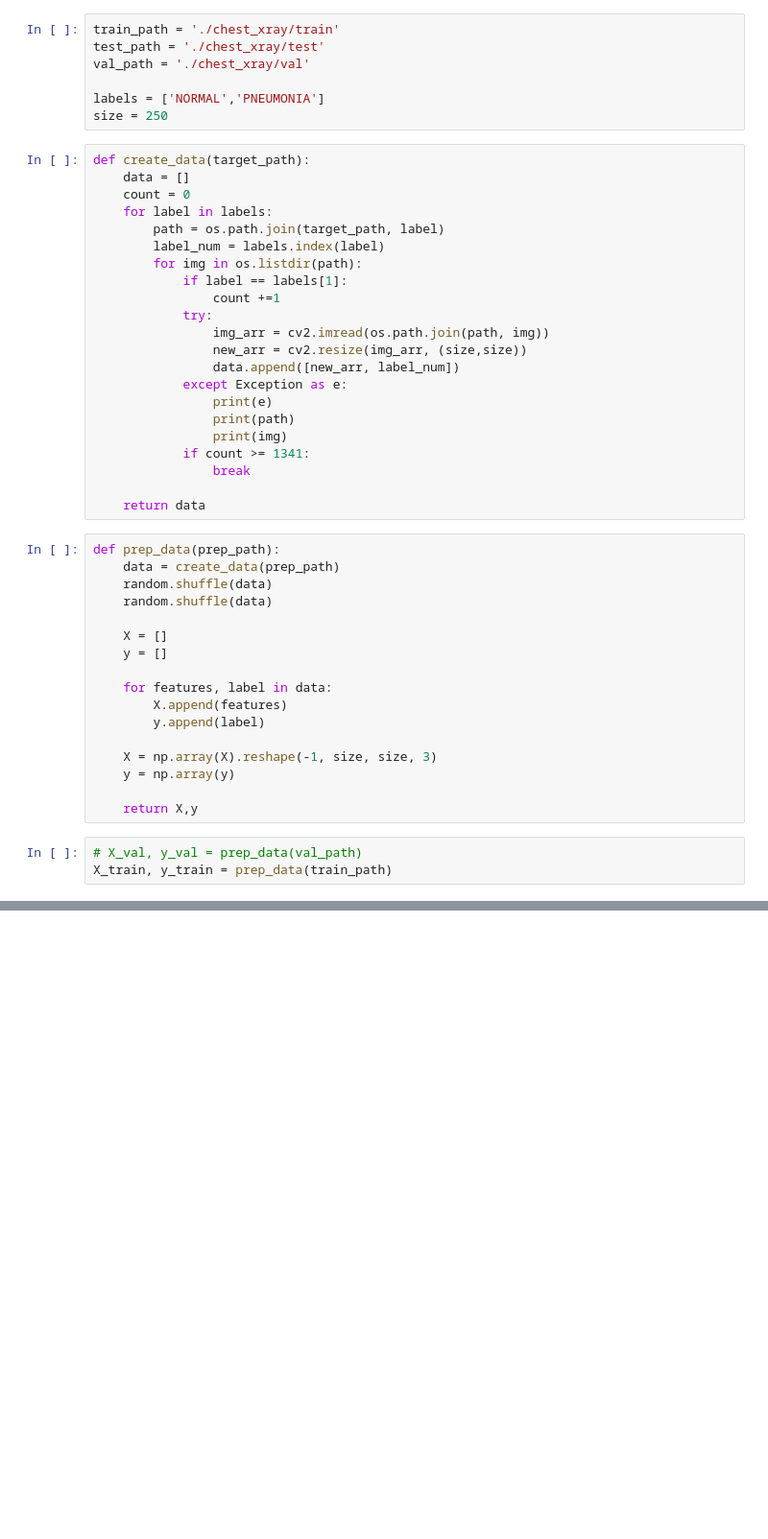
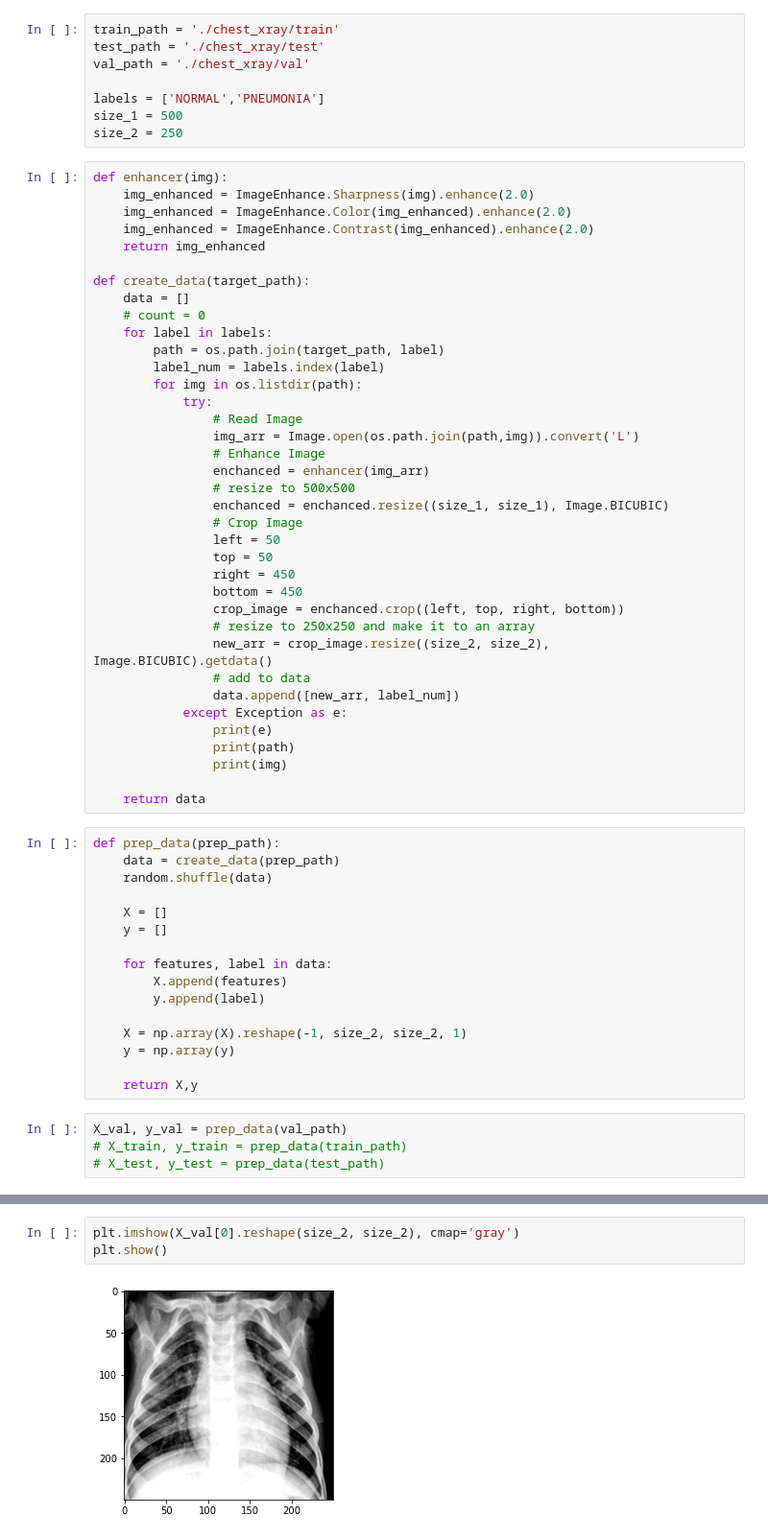
Before and after one commit to Yakuy/CapsNet-Covid19-X-Ray-Detection, a Jupyter notebook: Create_Dataset.ipynb, the cells around one changed output, grey strips where cells are left out. Shown: that part at 96% size. Drawn from its saved outputs; the diff is of its cells as text; blank space fills up the shorter version.

Commit message:
Added image enhancement and covid-19 image

```diff
--- a/Create_Dataset.ipynb
+++ b/Create_Dataset.ipynb
@@ -11,33 +12,48 @@ test_path = './chest_xray/test'
 val_path = './chest_xray/val'
 
 labels = ['NORMAL','PNEUMONIA']
-size = 250
+size_1 = 500
+size_2 = 250
 # %%
+def enhancer(img):
+    img_enhanced = ImageEnhance.Sharpness(img).enhance(2.0)
+    img_enhanced = ImageEnhance.Color(img_enhanced).enhance(2.0)
+    img_enhanced = ImageEnhance.Contrast(img_enhanced).enhance(2.0)
+    return img_enhanced
+
 def create_data(target_path):
     data = []
-    count = 0
+    # count = 0
     for label in labels:
         path = os.path.join(target_path, label)
         label_num = labels.index(label)
         for img in os.listdir(path):
-            if label == labels[1]:
-                count +=1
             try:
-                img_arr = cv2.imread(os.path.join(path, img))
-                new_arr = cv2.resize(img_arr, (size,size))
+                # Read Image
+                img_arr = Image.open(os.path.join(path,img)).convert('L')
+                # Enhance Image
+                enchanced = enhancer(img_arr)
+                # resize to 500x500
+                enchanced = enchanced.resize((size_1, size_1), Image.BICUBIC)
+                # Crop Image
+                left = 50
+                top = 50
+                right = 450
+                bottom = 450
+                crop_image = enchanced.crop((left, top, right, bottom))
+                # resize to 250x250 and make it to an array
+                new_arr = crop_image.resize((size_2, size_2), Image.BICUBIC).getdata()
+                # add to data
                 data.append([new_arr, label_num])
             except Exception as e:
                 print(e)
                 print(path)
                 print(img)
-            if count >= 1341:
-                break
 
     return data
 # %%
 def prep_data(prep_path):
     data = create_data(prep_path)
-    random.shuffle(data)
     random.shuffle(data)
 
     X = []
@@ -47,13 +63,14 @@ def prep_data(prep_path):
         X.append(features)
         y.append(label)
 
-    X = np.array(X).reshape(-1, size, size, 3)
+    X = np.array(X).reshape(-1, size_2, size_2, 1)
     y = np.array(y)
 
     return X,y
 # %%
-# X_val, y_val = prep_data(val_path)
-X_train, y_train = prep_data(train_path)
+X_val, y_val = prep_data(val_path)
+# X_train, y_train = prep_data(train_path)
+# X_test, y_test = prep_data(test_path)
 # %%
 print(len(y_train))
 X_train.shape
@@ -102,0 +100,5 @@ y_train.shape
+# %%
+plt.imshow(X_val[0].reshape(size_2, size_2), cmap='gray')
+plt.show()
+# %% [output]
+[figure, added]
```
Also changed, not shown: parts of 10 cells of this notebook, 1 other file.
